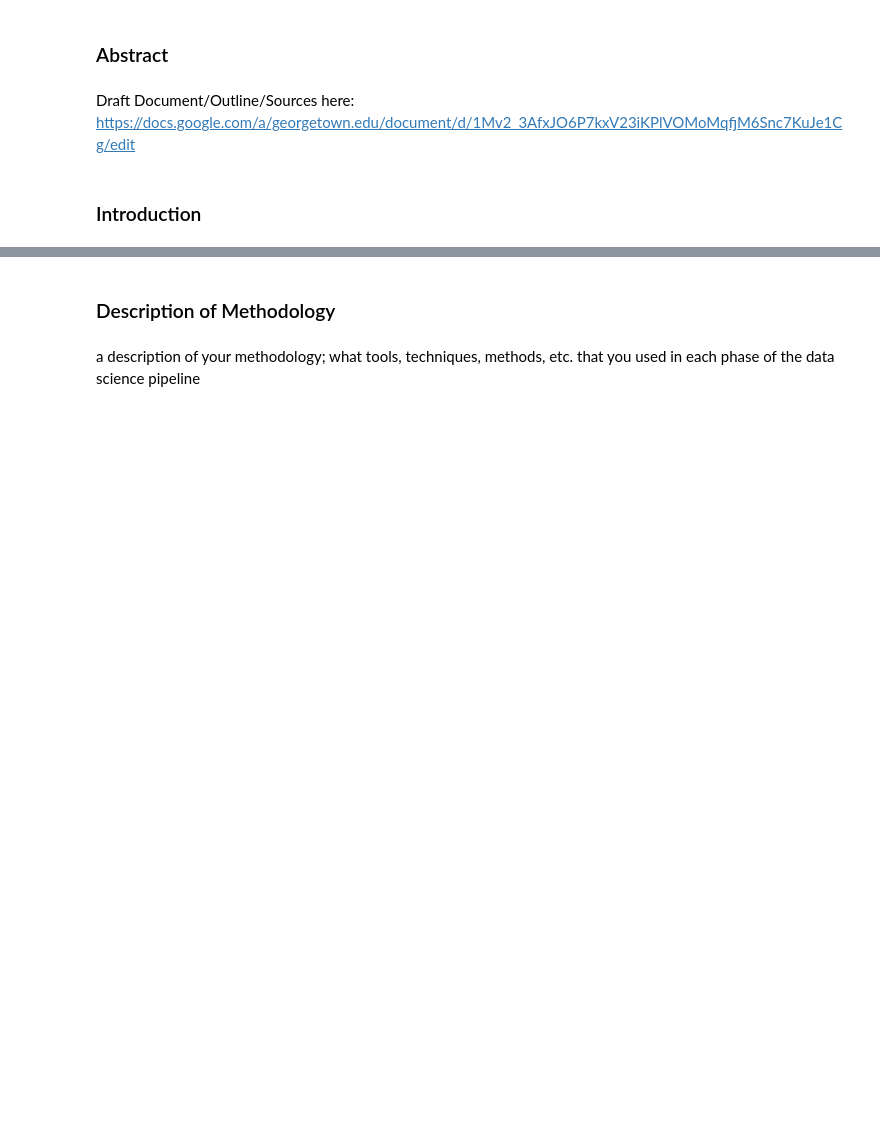
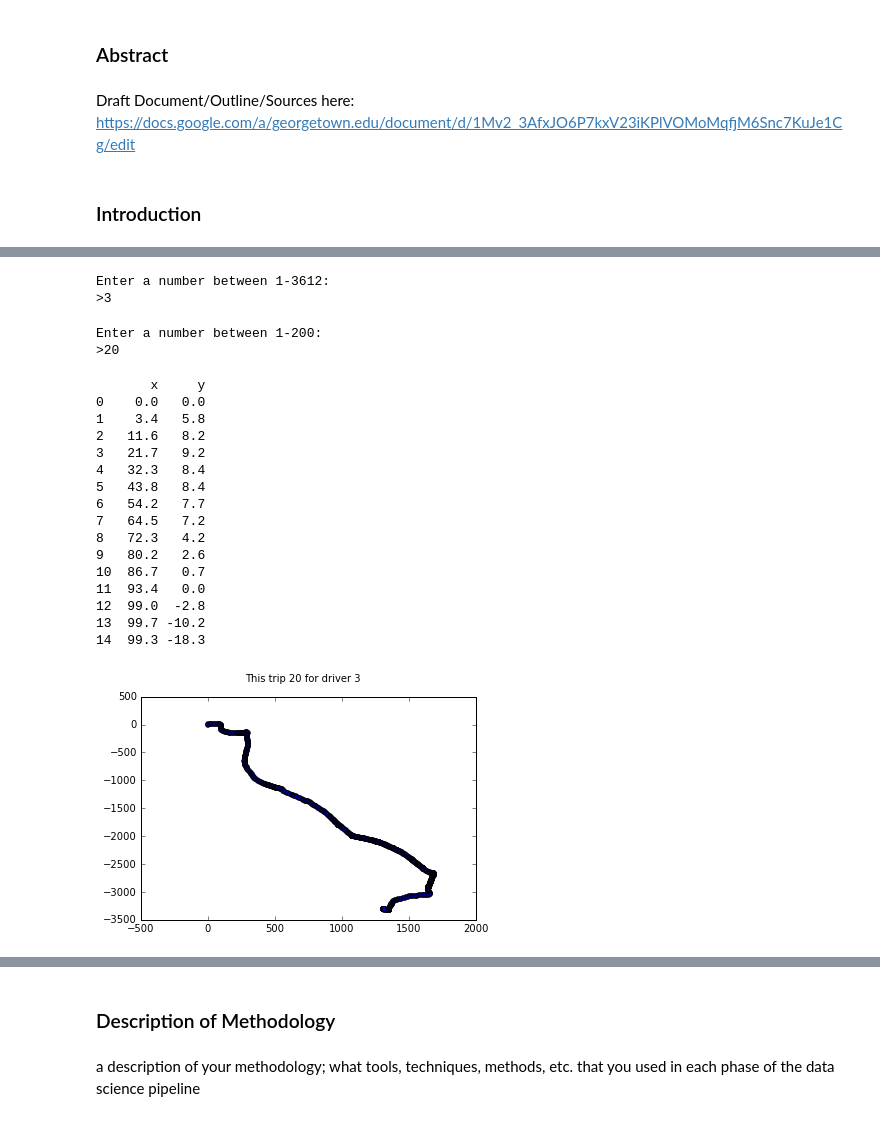
Before and after one commit to georgetown-analytics/skidmarks, a Jupyter notebook: bin/notebook/Riding Dirty-Using Telematic Data to Identify Increased Liability Drivers.ipynb, the cells around one changed output, grey strips where cells are left out. Saved outputs shown, nothing was run; the diff lists cells and outputs as text; code cells hidden in the pictures; blank space fills up the shorter version.

Commit message:
Added langauge and graphics to the data section

```diff
--- a/bin/notebook/Riding Dirty-Using Telematic Data to Identify Increased Liability Drivers.ipynb
+++ b/bin/notebook/Riding Dirty-Using Telematic Data to Identify Increased Liability Drivers.ipynb
@@ -50,0 +70,43 @@ a description of your data set used
+# %%
+driver = raw_input("Enter a number between 1-3612:\n>")
+# %% [output]
+Enter a number between 1-3612:
+>3
+# %%
+trip = raw_input("Enter a number between 1-200:\n>")
+# %% [output]
+Enter a number between 1-200:
+>20
+# %%
+import pandas as pd
+import os
+%matplotlib inline
+import matplotlib.pyplot as plt
+
+path = os.path.abspath(os.getcwd())
+pathtocsv = os.path.normpath(os.path.join(os.path.dirname(path),"input","test",str(driver),str(trip)+".csv"))
+df = pd.read_csv(pathtocsv)
+print df[:15][['x','y']]
+
+fig = plt.figure()
+plt.scatter(df["x"], df["y"])
+fig.suptitle("This trip %s for driver %s" % (trip,driver))
+plt.show()
+# %% [output]
+       x     y
+0    0.0   0.0
+1    3.4   5.8
+2   11.6   8.2
+3   21.7   9.2
+4   32.3   8.4
+5   43.8   8.4
+6   54.2   7.7
+7   64.5   7.2
+8   72.3   4.2
+9   80.2   2.6
+10  86.7   0.7
+11  93.4   0.0
+12  99.0  -2.8
+13  99.7 -10.2
+14  99.3 -18.3
+[figure, added]
```
Also changed, not shown: parts of 7 cells of this notebook.
